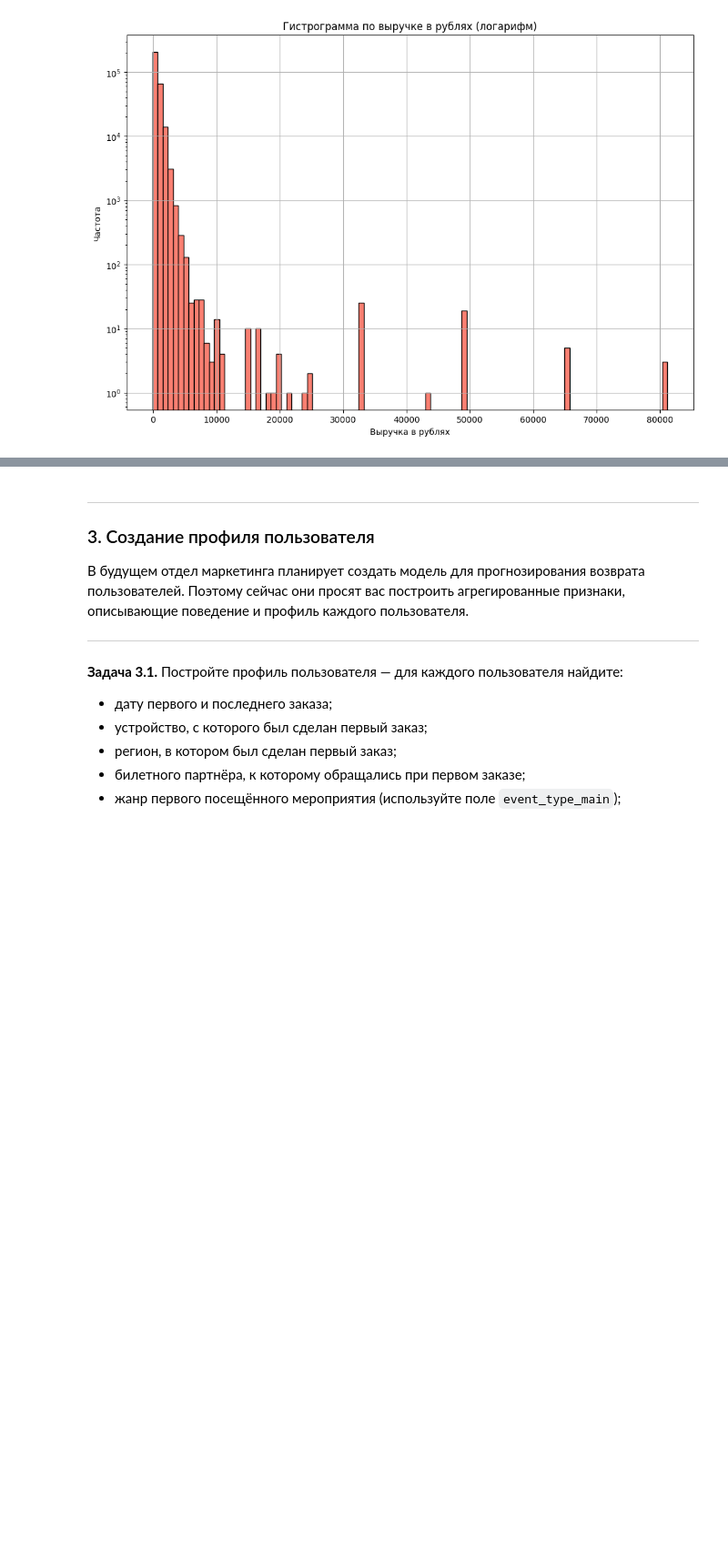
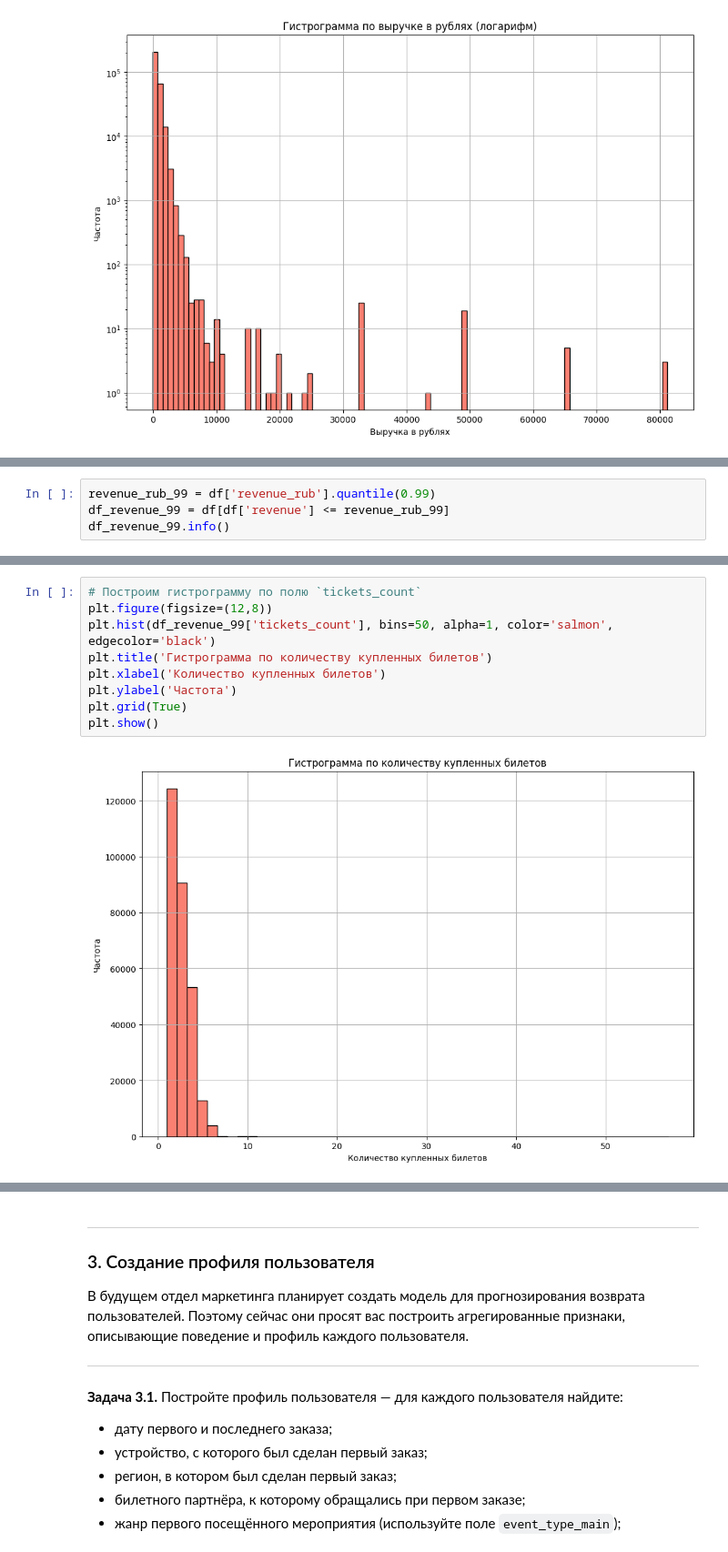
Before and after one commit to mrromanivanov/afisha_yandex_analysis, a Jupyter notebook: afisha_Ivanov_Roman.ipynb, the cells around one changed output, grey strips where cells are left out. Shown at 91% size. Saved outputs shown, nothing was run; the diff lists cells and outputs as text; blank space fills up the shorter version.

Commit message:
Сделать анализ revenue_rub

```diff
--- a/afisha_Ivanov_Roman.ipynb
+++ b/afisha_Ivanov_Roman.ipynb
@@ -519,0 +523,4 @@ plt.show()
+# %%
+revenue_rub_99 = df['revenue_rub'].quantile(0.99)
+df_revenue_99 = df[df['revenue'] <= revenue_rub_99]
+df_revenue_99.info()
@@ -519,0 +564,11 @@ plt.show()
+# %%
+# Построим гистрограмму по полю `tickets_count`
+plt.figure(figsize=(12,8))
+plt.hist(df_revenue_99['tickets_count'], bins=50, alpha=1, color='salmon', edgecolor='black')
+plt.title('Гистрограмма по количеству купленных билетов')
+plt.xlabel('Количество купленных билетов')
+plt.ylabel('Частота')
+plt.grid(True)
+plt.show()
+# %% [output]
+[figure, added]
```
Also changed, not shown: parts of 7 cells of this notebook.
